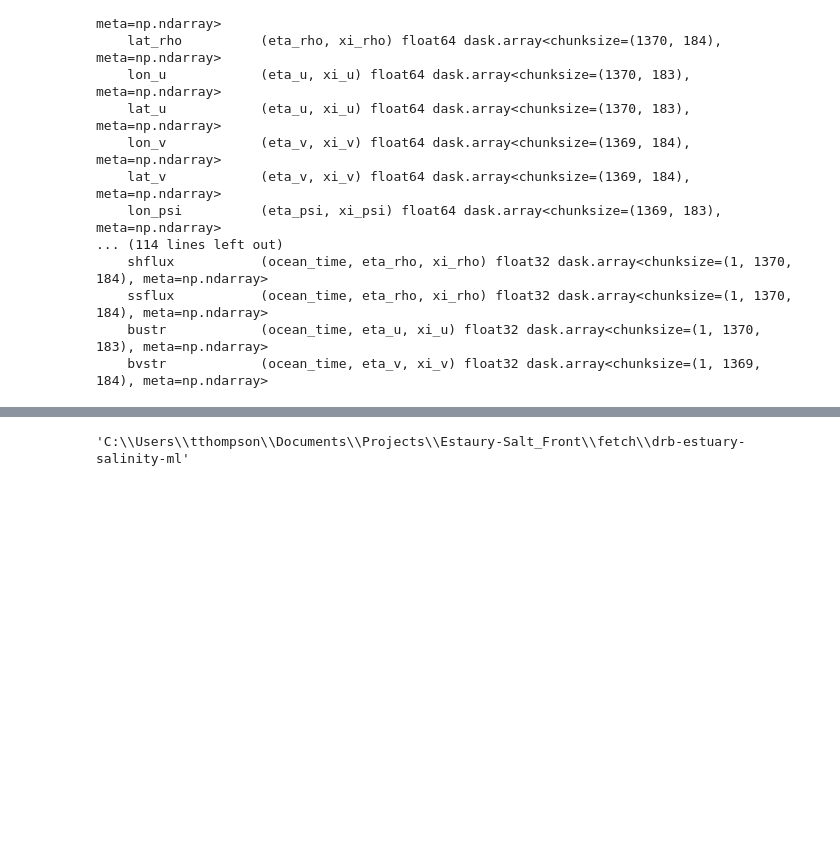
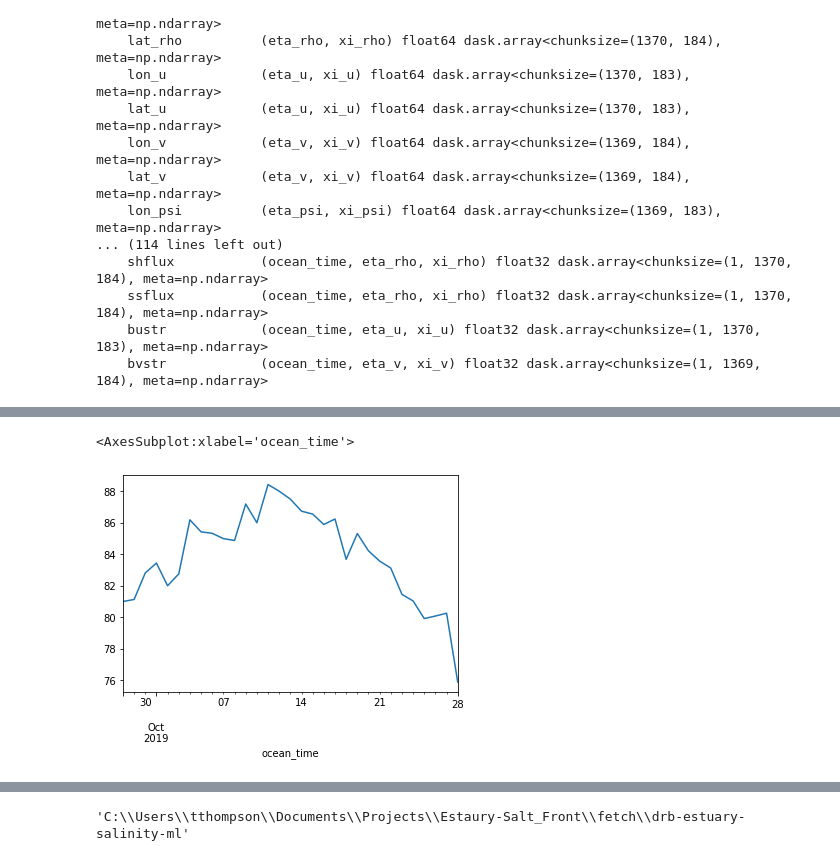
Before and after one commit to galengorski/drb-estuary-salinity-ml, a Jupyter notebook: COAWST_model_scripts.ipynb, the cells around one changed output, grey strips where cells are left out. Cells and saved outputs as stored; diff of their text form; code cells hidden in the pictures; blank space fills up the shorter version.

```diff
--- a/COAWST_model_scripts.ipynb
+++ b/COAWST_model_scripts.ipynb
@@ -228,0 +589,5 @@ Coordinates:
+# %%
+df['dist_mile'].plot()
+# %% [output]
+<AxesSubplot:xlabel='ocean_time'>
+[figure, added]
```
Also changed, not shown: parts of 88 cells of this notebook, 3 other files.
